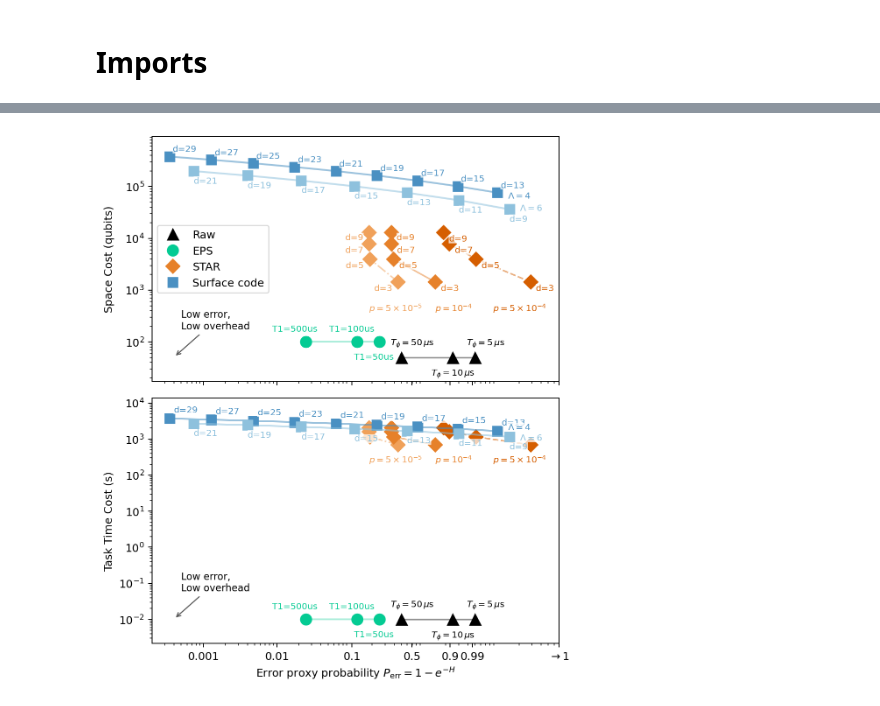
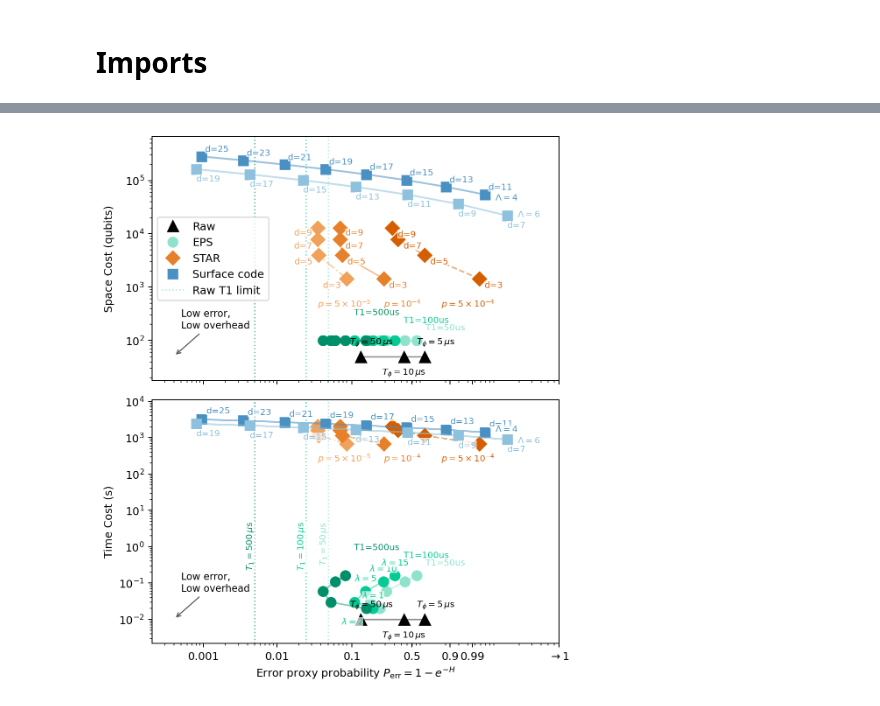
Before and after one commit to David-Pahl/analog-qec, a Jupyter notebook: notebook/05-phenomenological_resource_estimate.ipynb, the cells around one changed output, grey strips where cells are left out. Cells and saved outputs as stored; diff of their text form; code cells hidden in the pictures.

Commit message:
Add resource crosstalk sensitivity options

```diff
--- a/notebook/05-phenomenological_resource_estimate.ipynb
+++ b/notebook/05-phenomenological_resource_estimate.ipynb
@@ -49,18 +63,73 @@ For the surface-code baseline, the single-shot time factor is circuit depth, not
 # %%
 comparison_config = default_phenomenological_resource_estimate_config()
+eps_T1_curve_values_us = tuple(
+    globals().get(
+        "eps_T1_curve_values_us",
+        tuple(T2_us / 2 for T2_us in comparison_config.eps.T2_values_us),
+    )
+)
+raw_T1_limit_values_us = tuple(
+    globals().get("raw_T1_limit_values_us", eps_T1_curve_values_us)
+)
+eps_T2_curve_values_us = tuple(2 * T1_us for T1_us in eps_T1_curve_values_us)
 # Default task: Var <= 1, epsilon = 1e-2, two bases -> 20,000 shots.
 # Error-sensitivity choices: 4 for energy density only, 10 for the current
 # energy-density plus radial-correlator task, 50 for strict register survival.
 n_eff_observable = 50
-# EPS slowdown knob: lambda_eps=1 recovers direct analog time.
+# EPS penalty knob: lambda-sweep points run with slowdown 1 + lambda.
+# Set eps_lambda_values=() to use time_overhead_factor=lambda_eps directly.
 lambda_eps = 1
+eps_lambda_values = (1,2,5,10,15)
+# Vertical Raw relaxation-limit references use T2=2*T1 at the Raw runtime.
+raw_T1_limit_include_crosstalk = False
+
+# Optional Raw/EPS coherent-crosstalk envelope. Disabled by default.
+# Ratios are normalized to the nominal simulation coupling J_nom=2*pi/t_2pi.
+enable_crosstalk = True
+static_crosstalk_ratio = 0.0
+drive_induced_crosstalk_ratio_at_unit_scale = 0.001
+raw_crosstalk_control_scale = None  # None -> 1 / raw.time_overhead_factor
+eps_crosstalk_control_scale = 1.0
+
+def eps_crosstalk_suppression_for_lambda(lambda_value):
+    if lambda_value == 0:
+        return 1.0
+    return (2/3) * (1 / (lambda_value ** 2)) + (1/3) * (1 / lambda_value)
+
+
+eps_crosstalk_suppression = eps_crosstalk_suppression_for_lambda(lambda_eps)
+eps_crosstalk_suppression_by_lambda = {
+    lambda_value: eps_crosstalk_suppression_for_lambda(lambda_value)
+    for lambda_value in eps_lambda_values
+}
+xtalk_sensitivity_factor = None  # None -> n_eff_observable
+# Example sensitivity point: static_crosstalk_ratio = 1e-3 gives
+# theta = 1e-3 * 20 * 2*pi at the default raw runtime.
+
 comparison_config = replace(
     comparison_config,
     observable_task=replace(
         comparison_config.observable_task,
         error_sensitivity_qubits=n_eff_observable,
     ),
-    eps=replace(comparison_config.eps, time_overhead_factor=lambda_eps),
+    eps=replace(
+        comparison_config.eps,
+        time_overhead_factor=lambda_eps,
+        lambda_values=eps_lambda_values,
+        T2_values_us=eps_T2_curve_values_us,
+    ),
+    crosstalk=CrosstalkConfig(
+        enabled=enable_crosstalk,
+        static_crosstalk_ratio=static_crosstalk_ratio,
+        drive_induced_crosstalk_ratio_at_unit_scale=(
+            drive_induced_crosstalk_ratio_at_unit_scale
+        ),
+        raw_control_scale_factor=raw_crosstalk_control_scale,
+        eps_control_scale_factor=eps_crosstalk_control_scale,
+        eps_suppression_factor=eps_crosstalk_suppression,
+        eps_suppression_factor_by_lambda=eps_crosstalk_suppression_by_lambda,
+        sensitivity_factor=xtalk_sensitivity_factor,
+    ),
 )
 # To recover single-shot/per-attempt costs, uncomment:
 # comparison_config = replace(
@@ -70,7 +139,11 @@ comparison_config = replace(
 comparison_points = build_comparison_points(comparison_config)
 # len(comparison_points)
 
-plot_config = default_plot_config()
+plot_config = replace(
+    default_plot_config(),
+    raw_T1_limit_values_us=raw_T1_limit_values_us,
+    raw_T1_limit_include_crosstalk=raw_T1_limit_include_crosstalk,
+)
 # Optional notebook-only tweaks to config.py defaults go here.
 # plot_config.raw_annotation_offsets.update({
 #     r"Raw $T_\phi=5\,\mu\mathrm{s}$": (5, 8),
@@ -110,32 +183,47 @@ plot_config = default_plot_config()
 apply_plot_style(plot_config)
 
 figure_outputs = {
     "space_time": "figure_5_resource_estimation.pdf",
     "space": "figure_5_resource_estimation_space_cost.pdf",
     "time": "figure_5_resource_estimation_time_cost.pdf",
 }
 
 # for y_metric, filename in figure_outputs.items():
 #     fig, ax = plot_phenomenological_resource_estimate(
 #         comparison_points,
 #         plot_config=plot_config,
 #         y_metric=y_metric,
 #     )
 #     output_path = FIGURE_DIR / filename
 #     fig.savefig(output_path, format="pdf", bbox_inches="tight")
 #     plt.show()
 
 # Use any subset of ("space_time", "space", "time") here.
 stacked_y_metrics = ("space", "time")
 fig, axes = plot_stacked_phenomenological_resource_estimate(
     comparison_points,
     plot_config=plot_config,
     y_metrics=stacked_y_metrics,
 )
 output_path = FIGURE_DIR / "figure_5_resource_estimation_stacked.pdf"
 fig.savefig(output_path, format="pdf", bbox_inches="tight")
 plt.show()
 
-# [point.as_dict() for point in comparison_points]
+# Inspect Raw/EPS crosstalk decomposition after enabling crosstalk:
+# [
+#     {
+#         key: point.as_dict()[key]
+#         for key in (
+#             "label",
+#             "H",
+#             "H_coherence",
+#             "H_crosstalk",
+#             "xtalk_theta_rad",
+#             "xtalk_p_proxy",
+#         )
+#     }
+#     for point in comparison_points
+#     if point.scheme in {"Raw", "EPS"}
+# ]
 # %% [output]
-[figure, old version]
+[figure, new version]
```
Also changed, not shown: parts of 4 cells of this notebook, 7 other files.
